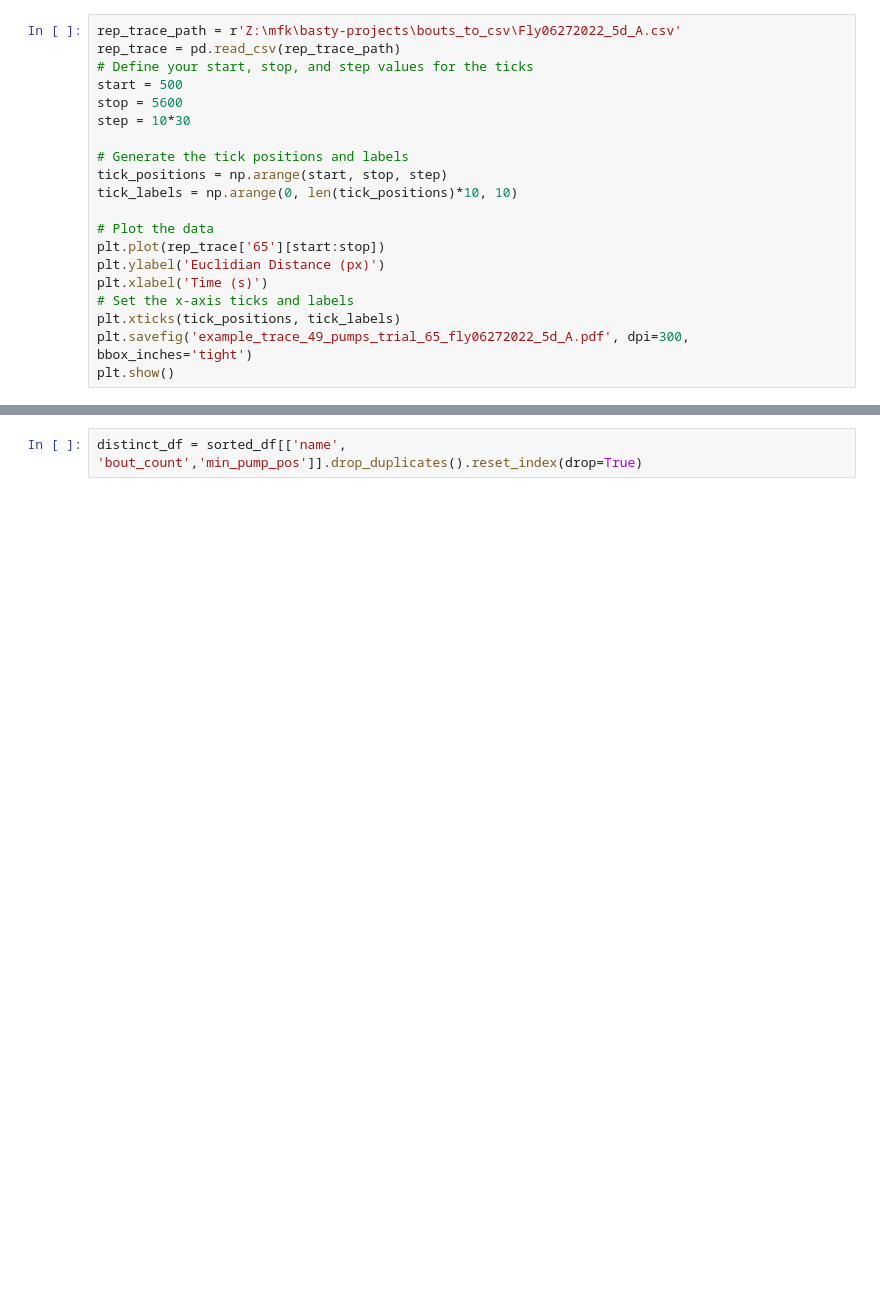
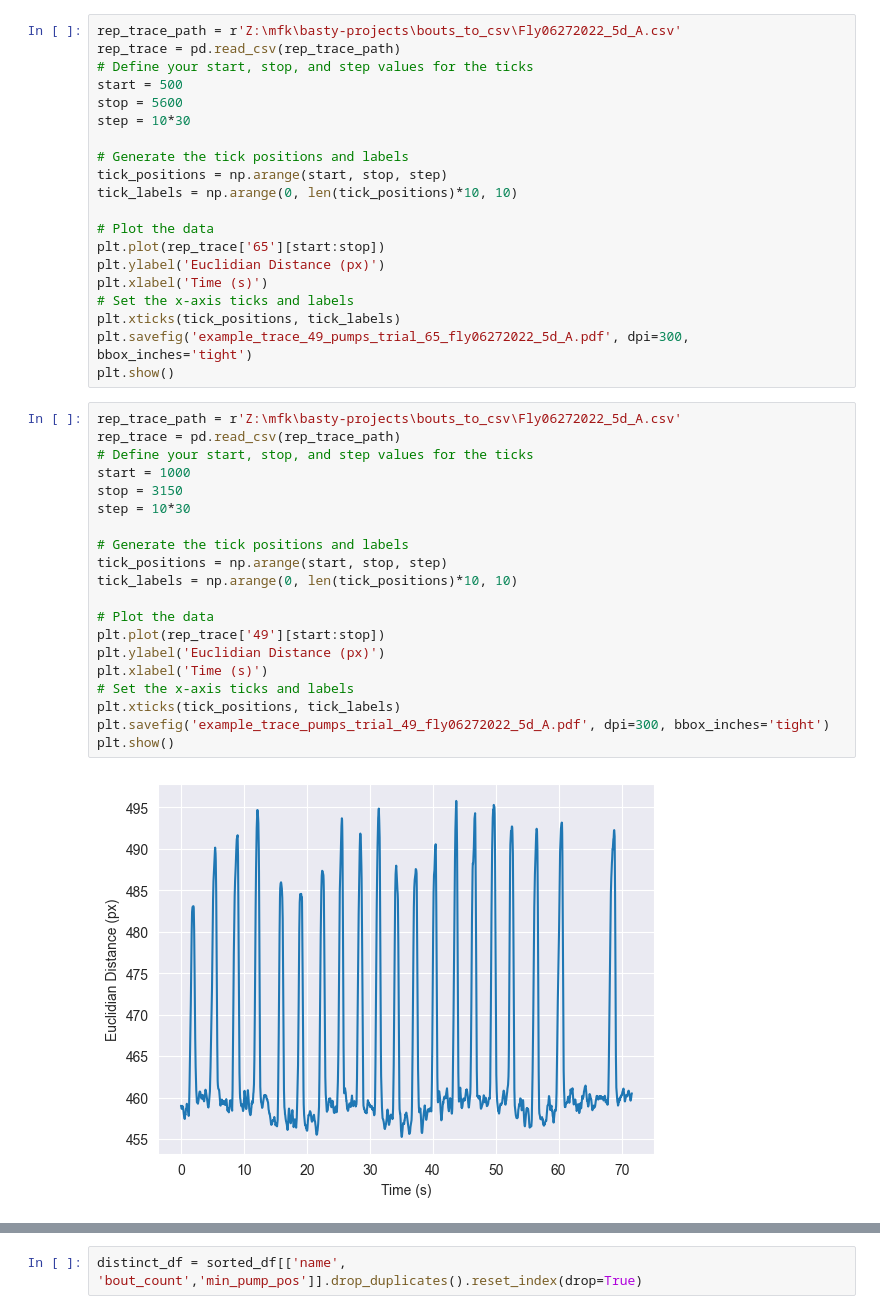
Before and after one commit to mfkeles/EZLabel, a Jupyter notebook: annotation_preprocess.ipynb, the cells around one changed output, grey strips where cells are left out. Saved outputs shown, nothing was run; the diff lists cells and outputs as text; blank space fills up the shorter version.

```diff
--- a/annotation_preprocess.ipynb
+++ b/annotation_preprocess.ipynb
@@ -494,3 +615,25 @@ plt.xlabel('Time (s)')
 plt.xticks(tick_positions, tick_labels)
 plt.savefig('example_trace_49_pumps_trial_65_fly06272022_5d_A.pdf', dpi=300, bbox_inches='tight')
 plt.show()
+# %%
+rep_trace_path = r'Z:\mfk\basty-projects\bouts_to_csv\Fly06272022_5d_A.csv'
+rep_trace = pd.read_csv(rep_trace_path)
+# Define your start, stop, and step values for the ticks
+start = 1000
+stop = 3150
+step = 10*30
+
+# Generate the tick positions and labels
+tick_positions = np.arange(start, stop, step)
+tick_labels = np.arange(0, len(tick_positions)*10, 10)
+
+# Plot the data
+plt.plot(rep_trace['49'][start:stop])
+plt.ylabel('Euclidian Distance (px)')
+plt.xlabel('Time (s)')
+# Set the x-axis ticks and labels
+plt.xticks(tick_positions, tick_labels)
+plt.savefig('example_trace_pumps_trial_49_fly06272022_5d_A.pdf', dpi=300, bbox_inches='tight')
+plt.show()
+# %% [output]
+[figure, added]
```
Also changed, not shown: parts of 48 cells of this notebook, 1 other file.
